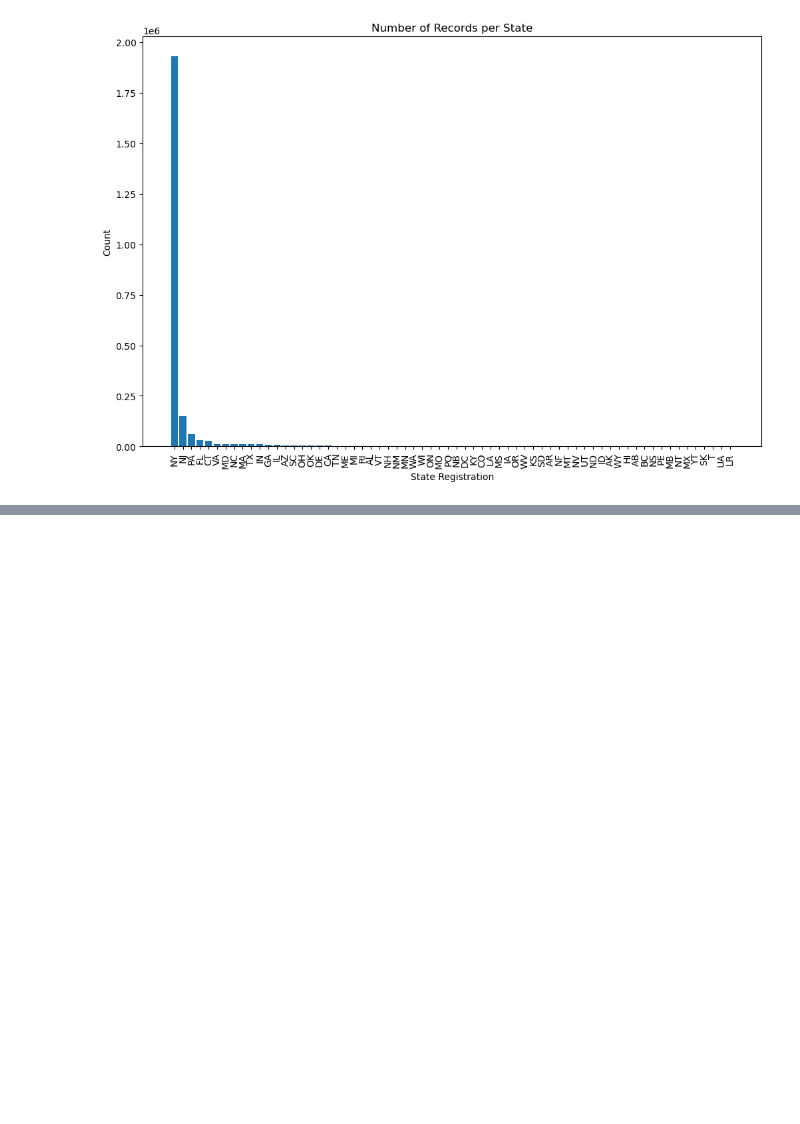
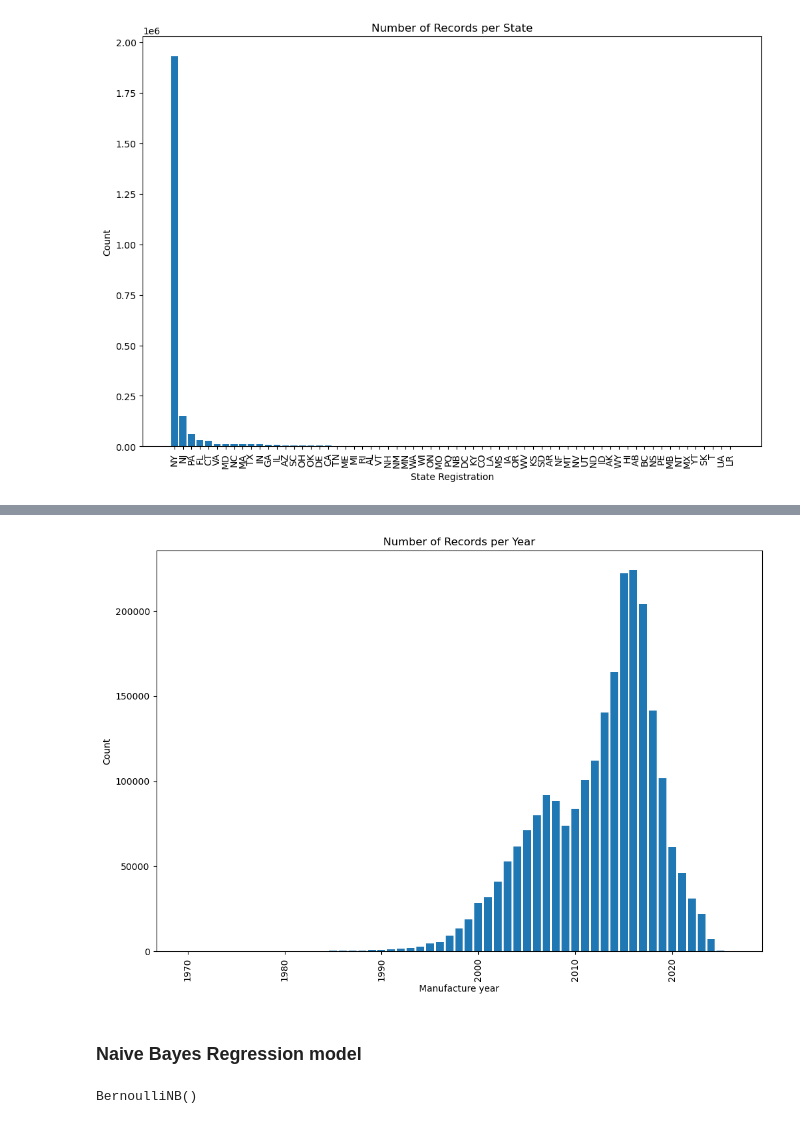
Before and after one commit to JohannRuiz1/CS5644-ML, a Jupyter notebook: code/vehicles.ipynb, the cells around one changed output, grey strips where cells are left out. Drawn from its saved outputs; the diff is of its cells as text; code cells hidden in the pictures; blank space fills up the shorter version.

Commit message:
Add vehicle regression code

```diff
--- a/code/vehicles.ipynb
+++ b/code/vehicles.ipynb
@@ -437,0 +427,18 @@ filtered_vehicles.to_csv('./data/processed/vehicles_filtered.csv', index=False)
+# %%
+## Vehicle year distribution
+year_counts = copy_vehicles['VEHICLE_YEAR'].value_counts()
+
+year_counts_df = year_counts.reset_index()
+year_counts_df.columns = ['VEHICLE_YEAR', 'COUNT']
+
+plt.figure(figsize=(12, 8))
+plt.bar(year_counts_df['VEHICLE_YEAR'], year_counts_df['COUNT'])
+plt.xlabel('Manufacture year')
+plt.ylabel('Count')
+plt.title('Number of Records per Year')
+plt.xticks(rotation=90)
+plt.show()
+# %% [output]
+[figure, added]
+# %% [markdown]
+### Naive Bayes Regression model
@@ -437,0 +459,5 @@ filtered_vehicles.to_csv('./data/processed/vehicles_filtered.csv', index=False)
+# %%
+bayes_vehicle_clf = BernoulliNB()
+bayes_vehicle_clf.fit(X, ground_truth)
+# %% [output]
+BernoulliNB()
```
Also changed, not shown: parts of 24 cells of this notebook.
